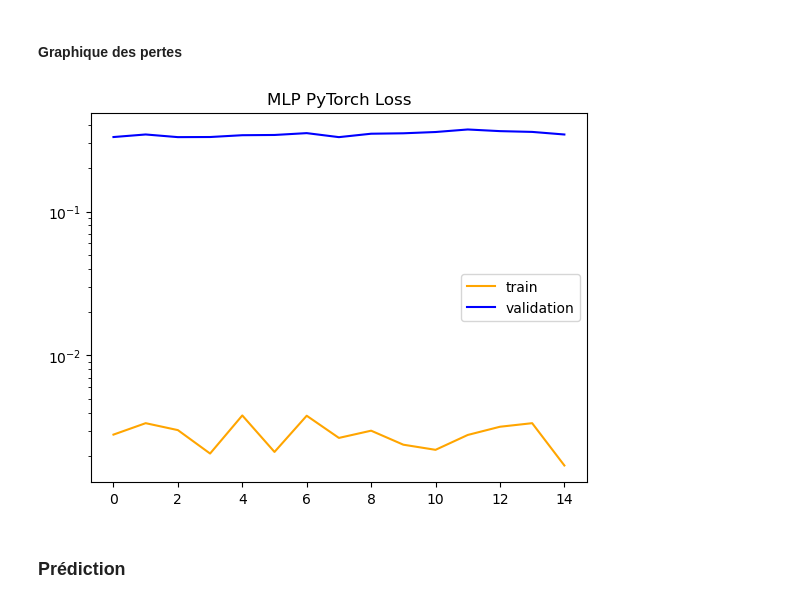
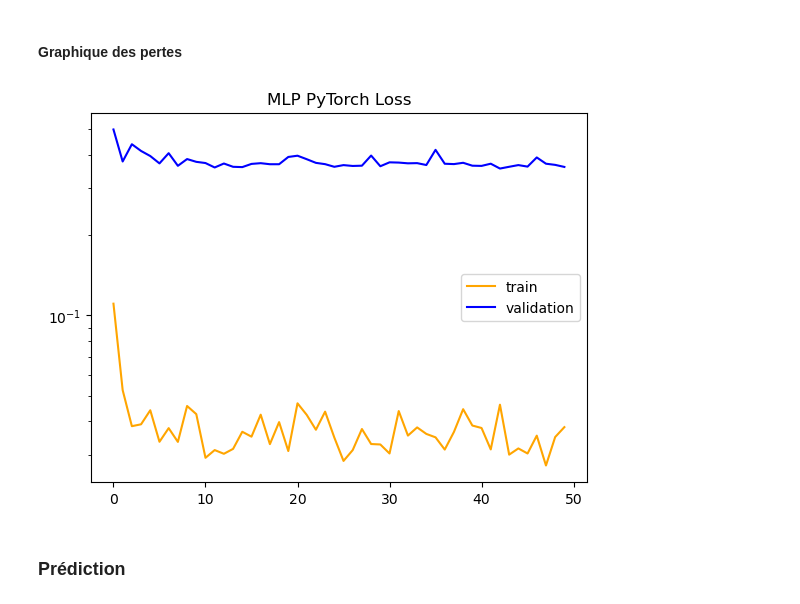
Before and after one commit to chams14/projet_TAL, a Jupyter notebook: src/run4_pytorch.ipynb, the cells around one changed output. Cells and saved outputs as stored; diff of their text form; code cells hidden in the pictures.

```diff
--- a/src/run4_pytorch.ipynb
+++ b/src/run4_pytorch.ipynb
@@ -105,7 +111,7 @@ class NeuralNetwork(nn.Module):
 
 model = NeuralNetwork().to(device)
 criterion = nn.CrossEntropyLoss()
-optimizer = torch.optim.Adam(model.parameters(), lr=0.01)
+optimizer = torch.optim.Adam(model.parameters(), lr=0.05)
 
 def train(dataloader, model, criterion, optimizer):
     model.train()
@@ -120,7 +126,7 @@ def train(dataloader, model, criterion, optimizer):
 
         if batch % 100 == 0:
             train_loss += loss.item()
-    return train_loss/100
+    return train_loss/10
 
 def test(dataloader, model, criterion):
     model.eval()
@@ -140,7 +146,7 @@ def test(dataloader, model, criterion):
 # %%
 loss_train = []
 loss_validation = []
-for epochs in range(15):
+for epochs in range(50):
     current_loss = 0.0
     print(f"Epoch {epochs + 1}")
     loss_train.append(train(train_loader, model, criterion, optimizer))
@@ -166,16 +172,16 @@ Accuracy: 85.2%, Avg loss: 0.343119
 # %% [markdown]
 #### Graphique des pertes
 # %%
-x = pd.Series(range(15))
+x = pd.Series(range(50))
 plt.figure()
 plt.plot(x, loss_train, color='orange')
 plt.plot(x, loss_validation, color='blue')
 plt.legend(['train', 'validation'])
 plt.yscale('log')
 plt.title("MLP PyTorch Loss")
 plt.show()
 # %% [output]
-[figure, old version]
+[figure, new version]
 # %% [markdown]
 ### Prédiction
 # %%
```
Also changed, not shown: parts of 10 cells of this notebook, 25 other files.
